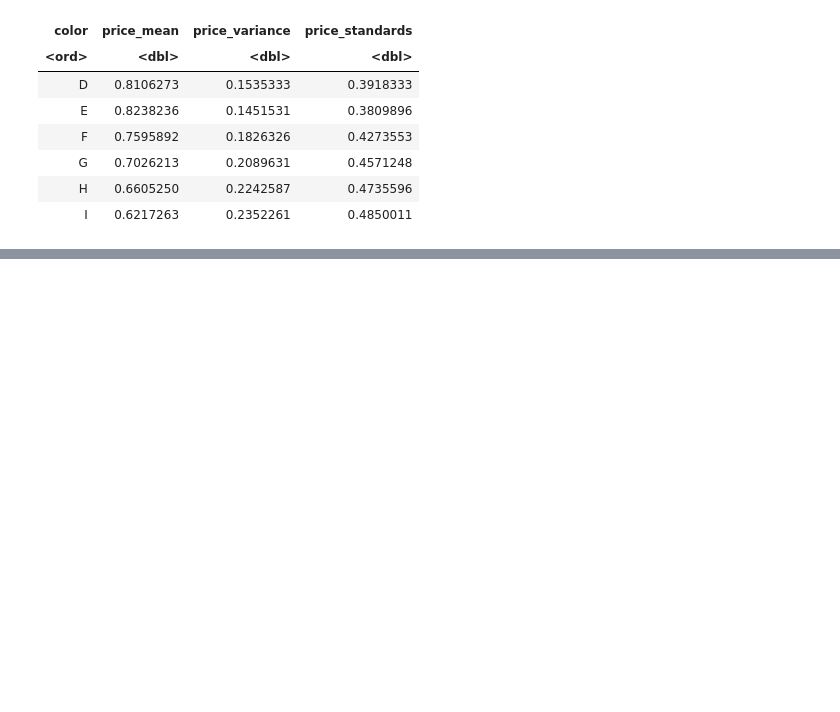
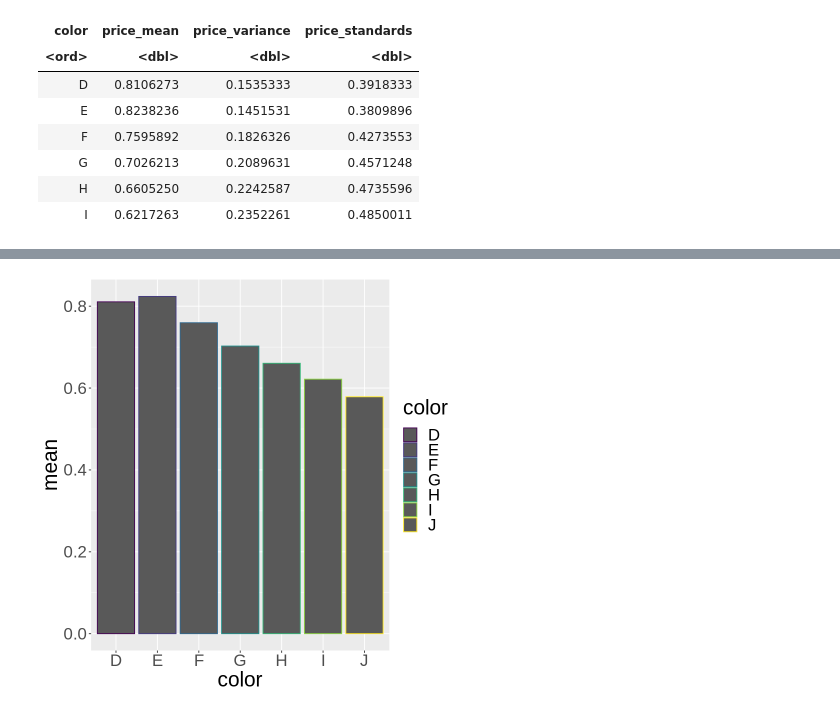
Before and after one commit to kcw0331/Environmental-Health-Big-Data-Analysis, a Jupyter notebook: 과제2/HW2.ipynb, the cells around one changed output, grey strips where cells are left out. Saved outputs shown, nothing was run; the diff lists cells and outputs as text; code cells hidden in the pictures; blank space fills up the shorter version.

```diff
--- a/과제2/HW2.ipynb
+++ b/과제2/HW2.ipynb
@@ -138,0 +152,7 @@ ggplot(mapping = aes(x = color, y = price_standards)) +
+# %%
+diamondsna <- na.omit(diamonds) #처음에는 다이아몬드 데이터에서 비어있는 데이터는 제거를 하였습니다.
+diamonds1 <- diamondsna %>%  # 구해진 값을 diamonds1에 저장되도록 하였습니다.
+  group_by(color) %>%
+  summarise(mean = mean(price <= 5000), variance = var(price <= 5000) ,s.d = sd(price <= 5000), n = length(price <= 5000)) %>% #평균, 표주편차, 자료의 수
+  mutate(s.e = s.d/sqrt(n)) #표준오차
+diamonds1
@@ -138,0 +170,6 @@ ggplot(mapping = aes(x = color, y = price_standards)) +
+# %%
+library(ggplot2)
+ggplot(diamonds1, aes(x = color, y = mean, color = color)) +
+  geom_col() + theme(text = element_text(size=25))
+# %% [output]
+[figure, added]
```
Also changed, not shown: parts of 18 cells of this notebook.
